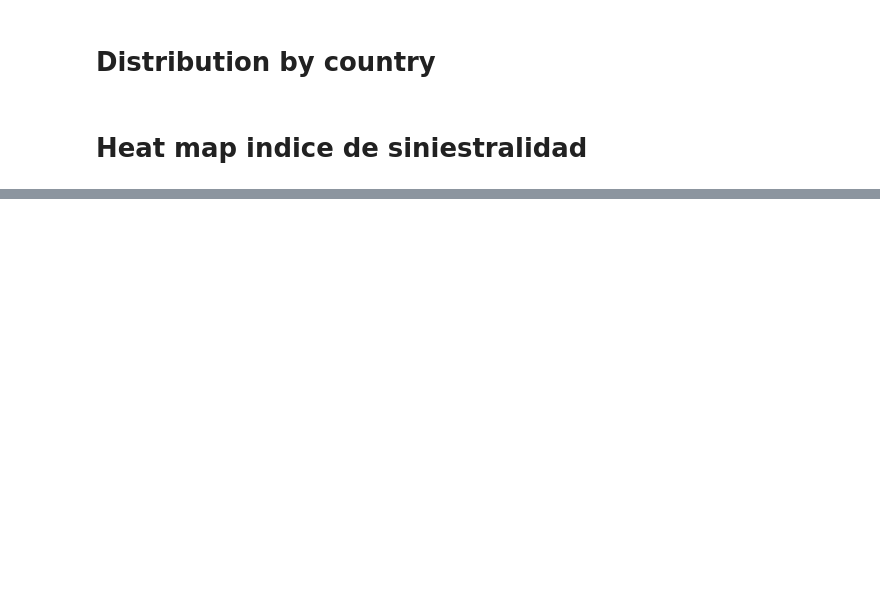
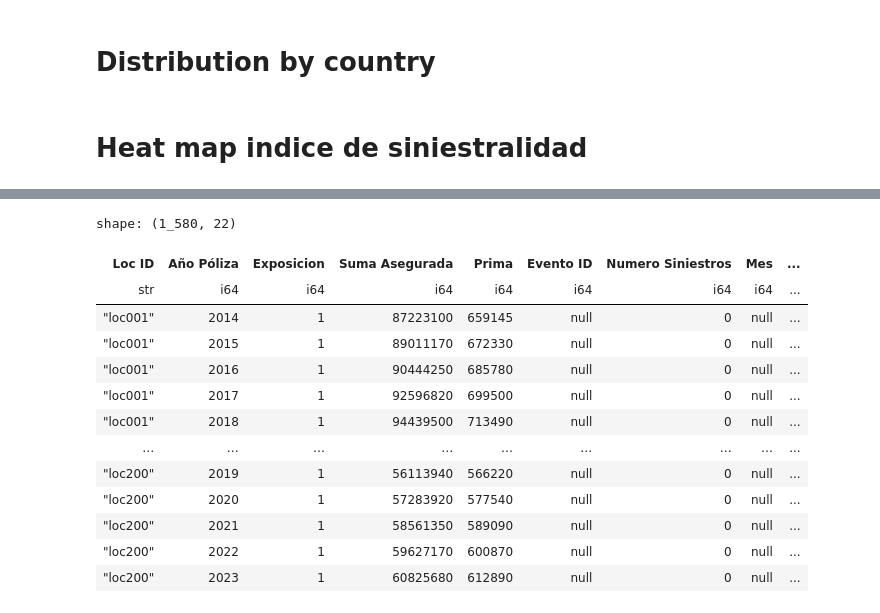
Before and after one commit to abrahamgj44/casoCAS, a Jupyter notebook: general-eda.ipynb, the cells around one changed output, grey strips where cells are left out. Drawn from its saved outputs; the diff is of its cells as text; code cells hidden in the pictures; blank space fills up the shorter version.

```diff
--- a/general-eda.ipynb
+++ b/general-eda.ipynb
@@ -169,0 +175,24 @@ fig.update_layout( coloraxis_colorbar_title_text = 'Índice Siniestralidad')
+# %%
+from sklearn.preprocessing import KBinsDiscretizer
+
+def binding_dimension(df,dimension, n_bins):
+
+    est = KBinsDiscretizer(n_bins=n_bins, encode="ordinal", strategy="quantile")
+    tiv = df.get_column(dimension).to_numpy()
+
+
+    binding_dimension = pl.Series(
+        list(est.fit_transform(tiv.reshape(-1, 1)).reshape(1, -1)[0])
+    )
+    df2 = df.with_columns(**{f"binding{dimension}":binding_dimension}).with_columns(pl.col(f"binding{dimension}").cast(pl.String))
+
+    return df2, est
+
+
+# df2, est = binding_tiv(df)
+
+
+# with aux.pl_config(all_rows=True):
+
+#     bins_edge = pl.DataFrame(est.bin_edges_[0])
+#     print(bins_edge)
@@ -169,0 +216,18 @@ fig.update_layout( coloraxis_colorbar_title_text = 'Índice Siniestralidad')
+# %%
+df2, est =binding_dimension(df, "Suma Asegurada", n_bins = 5)
+df2
+# %% [output]
+shape: (1_580, 22)
+| Loc ID | Año Póliza | Exposicion | Suma Asegurada | Prima | Evento ID | Numero Siniestros | Mes | ... |
+| str | i64 | i64 | i64 | i64 | i64 | i64 | i64 | ... |
+| "loc001" | 2014 | 1 | 87223100 | 659145 | null | 0 | null | ... |
+| "loc001" | 2015 | 1 | 89011170 | 672330 | null | 0 | null | ... |
+| "loc001" | 2016 | 1 | 90444250 | 685780 | null | 0 | null | ... |
+| "loc001" | 2017 | 1 | 92596820 | 699500 | null | 0 | null | ... |
+| "loc001" | 2018 | 1 | 94439500 | 713490 | null | 0 | null | ... |
+| … | … | … | … | … | … | … | … | ... |
+| "loc200" | 2019 | 1 | 56113940 | 566220 | null | 0 | null | ... |
+| "loc200" | 2020 | 1 | 57283920 | 577540 | null | 0 | null | ... |
+| "loc200" | 2021 | 1 | 58561350 | 589090 | null | 0 | null | ... |
+| "loc200" | 2022 | 1 | 59627170 | 600870 | null | 0 | null | ... |
+| "loc200" | 2023 | 1 | 60825680 | 612890 | null | 0 | null | ... |
```
Also changed, not shown: parts of 5 cells of this notebook, 5 other files.
